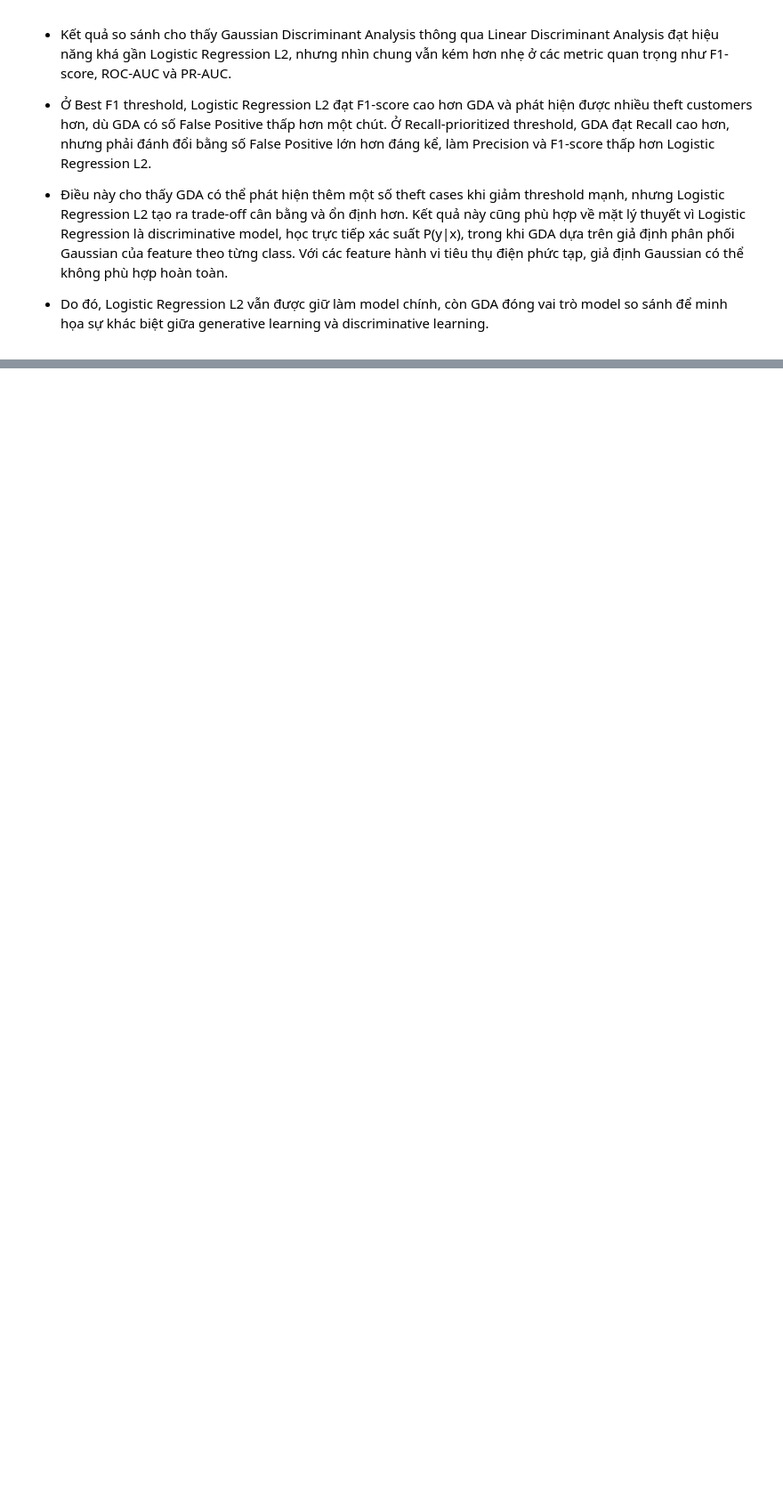
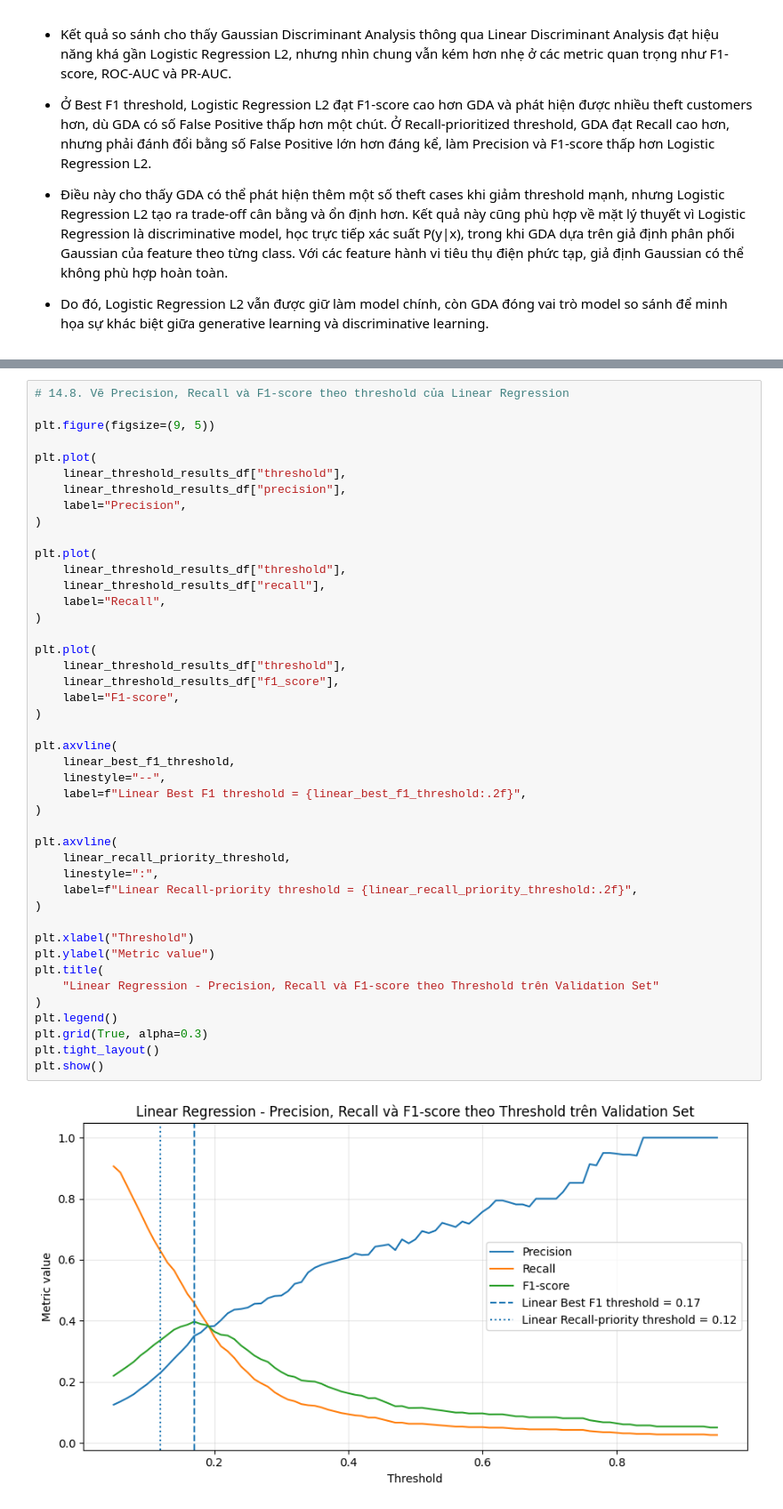
Before and after one commit to longzu-ComputerScience/CS114----ML-Project---Energy-Theft-Detection, a Jupyter notebook: notebooks/model_training_quoc_thai.ipynb, the cells around one changed output, grey strips where cells are left out. Shown at 89% size. Cells and saved outputs as stored; diff of their text form; blank space fills up the shorter version.

Commit message:
Add linear regression baseline comparison

```diff
--- a/notebooks/model_training_quoc_thai.ipynb
+++ b/notebooks/model_training_quoc_thai.ipynb
@@ -1540,0 +1756,46 @@ model_comparison_test_df
+# %%
+# 14.8. Vẽ Precision, Recall và F1-score theo threshold của Linear Regression
+
+plt.figure(figsize=(9, 5))
+
+plt.plot(
+    linear_threshold_results_df["threshold"],
+    linear_threshold_results_df["precision"],
+    label="Precision",
+)
+
+plt.plot(
+    linear_threshold_results_df["threshold"],
+    linear_threshold_results_df["recall"],
+    label="Recall",
+)
+
+plt.plot(
+    linear_threshold_results_df["threshold"],
+    linear_threshold_results_df["f1_score"],
+    label="F1-score",
+)
+
+plt.axvline(
+    linear_best_f1_threshold,
+    linestyle="--",
+    label=f"Linear Best F1 threshold = {linear_best_f1_threshold:.2f}",
+)
+
+plt.axvline(
+    linear_recall_priority_threshold,
+    linestyle=":",
+    label=f"Linear Recall-priority threshold = {linear_recall_priority_threshold:.2f}",
+)
+
+plt.xlabel("Threshold")
+plt.ylabel("Metric value")
+plt.title(
+    "Linear Regression - Precision, Recall và F1-score theo Threshold trên Validation Set"
+)
+plt.legend()
+plt.grid(True, alpha=0.3)
+plt.tight_layout()
+plt.show()
+# %% [output]
+[figure, added]
```
Also changed, not shown: parts of 12 cells of this notebook.
